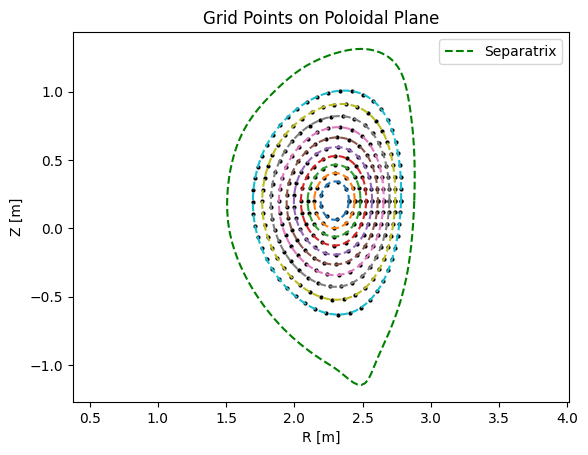
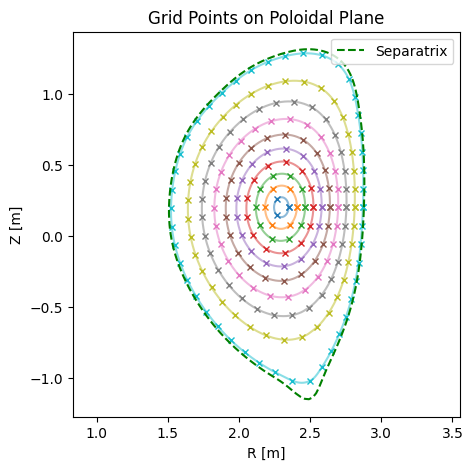
Unified diff of the notebook cell whose output changed from the first chart to the second:
--- before
+++ after
@@ -1,6 +1,7 @@
 plt.figure(figsize=(5, 5))
 for i in range(len(r_grid_points)):
-    plt.plot(r_grid_points[i], z_grid_points[i], 'ko', markersize=2)
-    plt.plot(rtraj[i], ztraj[i], '--')
+    point_plot = plt.plot(r_grid_points[i], z_grid_points[i], 'x', markersize=5)
+    color_i = point_plot[0].get_color()
+    plt.plot(rtraj[i], ztraj[i], alpha = 0.5, color=color_i)
 plt.plot(g.rbdry, g.zbdry, 'g--', label = "Separatrix")
 plt.title("Grid Points on Poloidal Plane")

Commit: ..